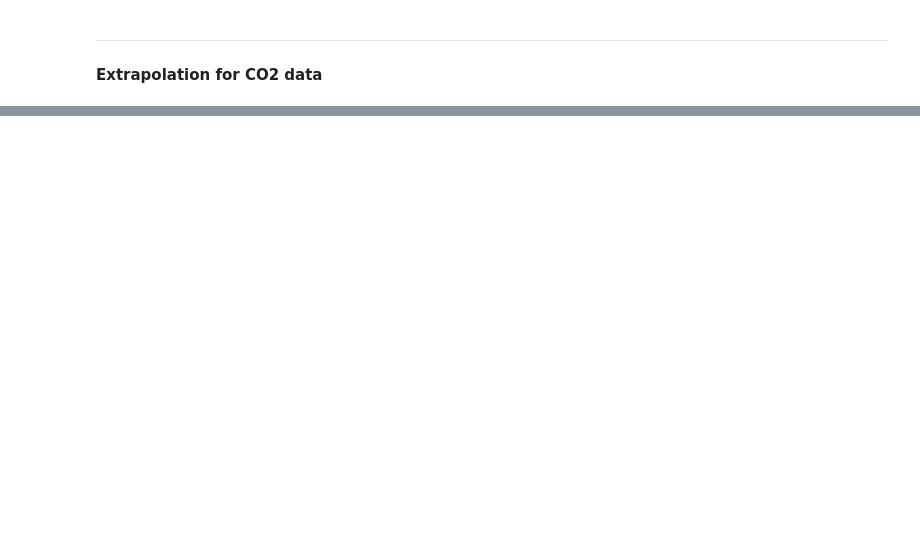
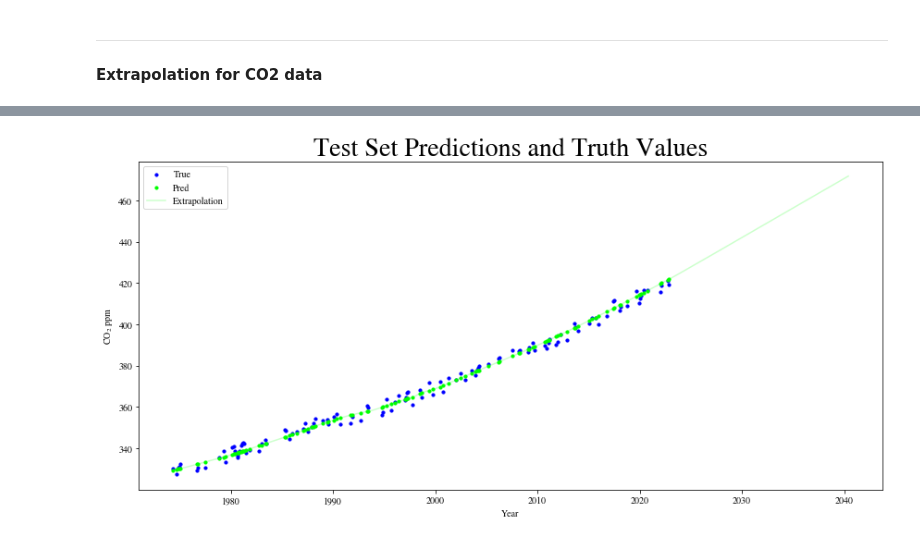
Before and after one commit to EdoardoTronconi/ProgettoDL, a Jupyter notebook: ClassicalRegression.ipynb, the cells around one changed output, grey strips where cells are left out. Saved outputs shown, nothing was run; the diff lists cells and outputs as text; code cells hidden in the pictures; blank space fills up the shorter version.

```diff
--- a/ClassicalRegression.ipynb
+++ b/ClassicalRegression.ipynb
@@ -487,0 +411,96 @@ if INPUT_SHAPE[0] == 2:
+# %%
+#for CO2 data
+
+def rescaleInput(X, yearStart=1974):
+    x = np.unique(X[:,0])
+    deltaYear = x[1]-x[0]
+    yearDict = dict(zip(x,(x - x.min())/deltaYear + 1974))
+
+    x = np.unique(X[:,1])
+    deltaMonth = x[1]-x[0]
+
+    monthDict = dict(zip(x,(x - x.min())/deltaMonth/len(x)*12))
+
+    rescaled = []
+    for row in X:
+        rescaled.append([yearDict[row[0]],monthDict[row[1]]])
+
+    return np.array(rescaled)
+
+def rescaledInput_to_timeDecimal(X):
+    timeDecimal = []
+    for row in X:
+        timeDecimal.append(row[0] + row[1]/12)
+
+    return timeDecimal
+
+################################################################################################################################
+
+
+y_pred = model.predict(X_test)
+
+y_plot_test = (y_test-y_test.min())/(y_test.max()-y_test.min())*(420.97-327.3) + 327.3
+y_plot_pred = (y_pred-y_test.min())/(y_test.max()-y_test.min())*(420.97-327.3) + 327.3
+
+
+fig = plt.figure(figsize=(12,6))
+plt.title("Test Set Predictions and Truth Values", size=28)
+
+
+if INPUT_SHAPE[0] == 1:
+    x_plot_test = (X_test-X_test.min())/(X_test.max()-X_test.min())*(2022.832877 - 1974.328767) + 1974.328767
+    x_extrapolate = np.array([[i] for i in np.linspace(X_test.min(), X_test.max()+1.25, 1000)])
+    y_extrapolate = (model.predict(x_extrapolate)-y_test.min())/(y_test.max()-y_test.min())*(420.97-327.3) + 327.3
+    x_plot_extrapolate = (x_extrapolate-X_test.min())/(X_test.max()-X_test.min())*(2022.832877 - 1974.328767) + 1974.328767
+
+
+    plt.plot(x_plot_extrapolate, y_extrapolate, color="lime", lw=1.5, alpha=0.2, label="Extrapolation")
+    plt.scatter(x_plot_test, y_plot_test, s=10, color="blue", label="True")
+    plt.scatter(x_plot_test, y_plot_pred, s=10, color="lime", label="Pred")
+
+    plt.xlabel("Year")
+    plt.ylabel(r"CO${}_2$ ppm")
+
+    plt.legend()
+
+    handles, labels = plt.gca().get_legend_handles_labels()
+    order = [1,2,0]
+    plt.legend([handles[idx] for idx in order],[labels[idx] for idx in order])
+
+
+
+if INPUT_SHAPE[0] == 2:
+    deltaYear = np.unique(X_test[:,0])[1] - np.unique(X_test[:,0])[0]
+    deltaMonth = np.unique(X_test[:,1])[1] - np.unique(X_test[:,1])[0]
+
+    x_extrapolate = []
+    for i in np.arange(X_train[:,0].min(), X_train[:,0].max()+1.25, deltaYear):
+        for j in np.linspace(X_train[:,1].min(), X_train[:,1].max(), 20, endpoint=False):
+            x_extrapolate.append([i,j])
+    x_extrapolate = np.array(x_extrapolate)
+
+    y_extrapolate = (model.predict(x_extrapolate)-y_test.min())/(y_test.max()-y_test.min())*(420.97-327.3) + 327.3
+
+    x_plot_extrapolate = rescaledInput_to_timeDecimal(rescaleInput(x_extrapolate))
+
+    x_plot_test = rescaledInput_to_timeDecimal(rescaleInput(X_test))
+
+
+    plt.plot(x_plot_extrapolate, y_extrapolate, color="lime", lw=1.5, alpha=0.2, label="Extrapolation")
+    plt.scatter(x_plot_test, y_plot_test, s=10, color="blue", label="True")
+    plt.scatter(x_plot_test, y_plot_pred, s=10, color="lime", label="Pred")
+
+    plt.xlabel("Year")
+    plt.ylabel("CO${}_2$ ppm")
+    plt.legend()
+    handles, labels = plt.gca().get_legend_handles_labels()
+    order = [1,2,0]
+    plt.legend([handles[idx] for idx in order],[labels[idx] for idx in order])
+    plt.title("Test Set Predictions and Extrapolation")
+
+
+
+plt.tight_layout()
+#plt.savefig(f"Figures/true_pred_plot_FFNN_{datasetName}.pdf", format="pdf", pad_inches=0)
+# %% [output]
+[figure, added]
```
Also changed, not shown: parts of 11 cells of this notebook, 2 other files.
